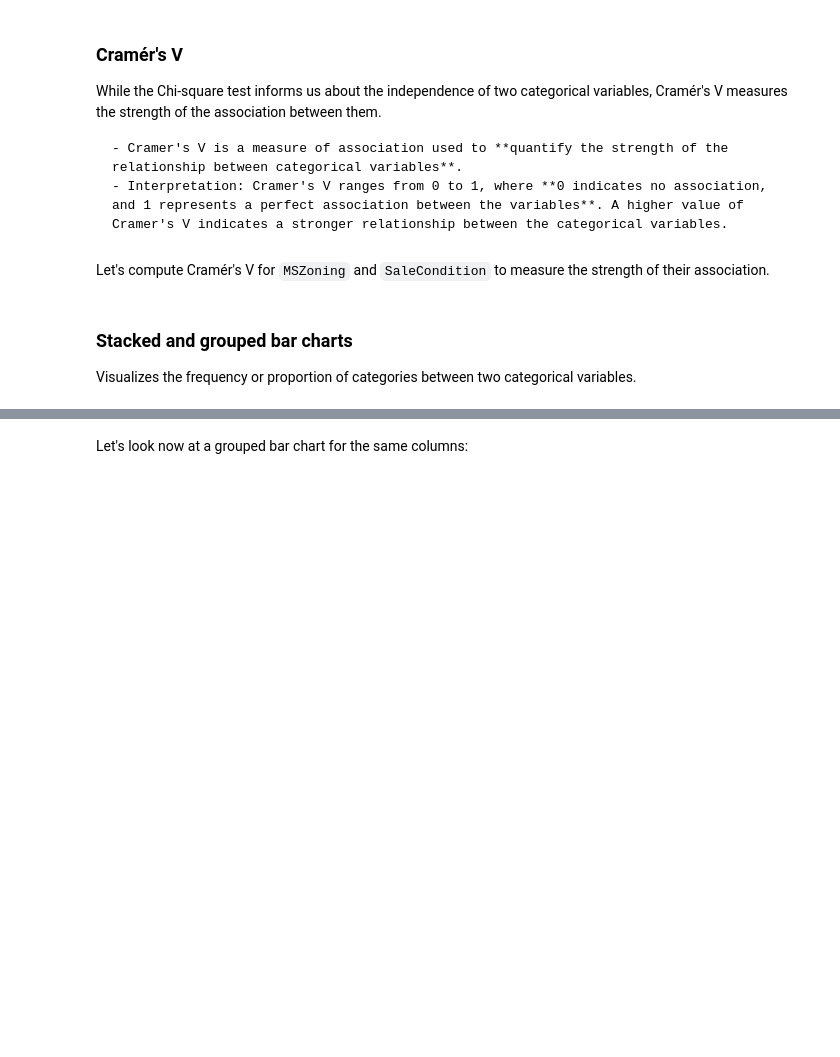
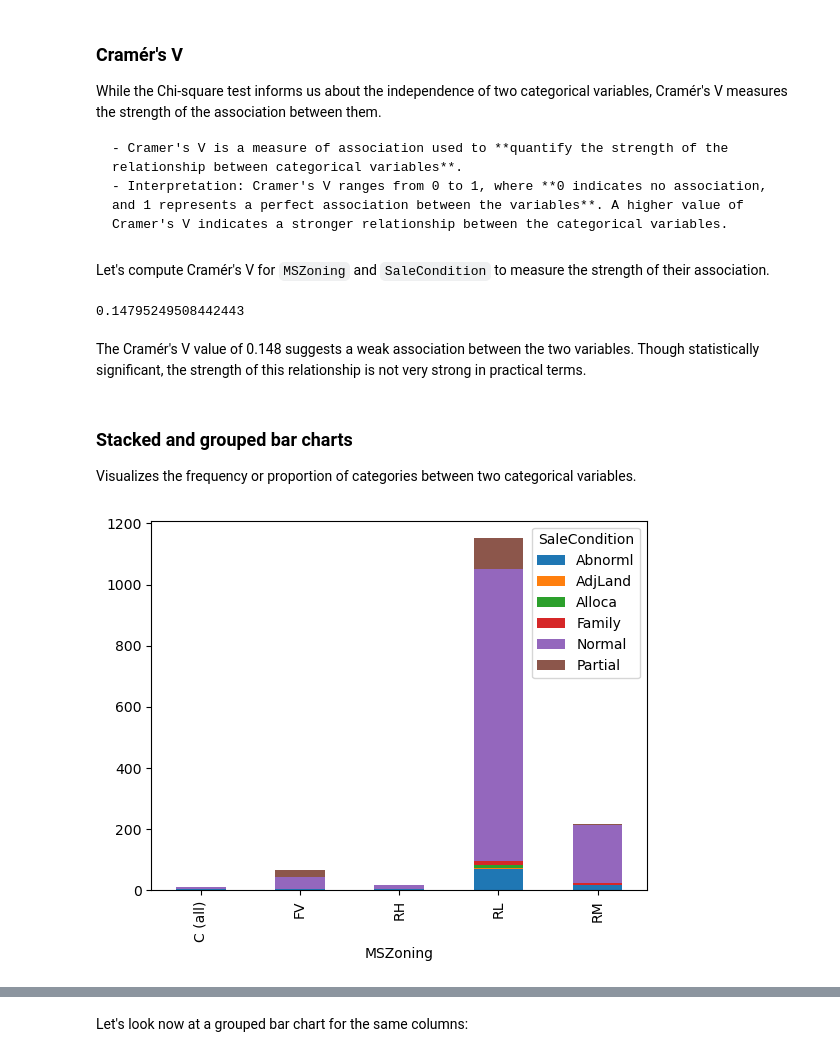
Before and after one commit to Ironhack-Data-Madrid-Enero-2024/apuntes_clase, a Jupyter notebook: semana_5/2.EDA_bivariate.ipynb, the cells around one changed output, grey strips where cells are left out. Drawn from its saved outputs; the diff is of its cells as text; code cells hidden in the pictures; blank space fills up the shorter version.

Commit message:
desc stats II

```diff
--- a/semana_5/2.EDA_bivariate.ipynb
+++ b/semana_5/2.EDA_bivariate.ipynb
@@ -37,0 +45,2 @@ df = pd.read_csv("https://raw.githubusercontent.com/data-bootcamp-v4/data/main/h
+# %%
+df = df[df.columns[df.isna().mean() < 0.8]]
@@ -37,0 +57,2 @@ df = pd.read_csv("https://raw.githubusercontent.com/data-bootcamp-v4/data/main/h
+# %%
+df.drop('Id', inplace=True, axis=1)
@@ -44,3 +113,7 @@ Let's explore the concept of **analyzing relationships between categorical varia
 A table showing the frequency of occurrences for combinations of two categorical variables.
 # %% [markdown]
 We'll begin by creating a crosstab between 'MSZoning' and 'SaleCondition' to observe the interaction between these two categorical variables.
+# %%
+cross = pd.crosstab(df['MSZoning'], df['SaleCondition'])
+
+cross
@@ -61,6 +157,18 @@ While the Chi-square test informs us about the independence of two categorical v
     - Interpretation: Cramer's V ranges from 0 to 1, where **0 indicates no association, and 1 represents a perfect association between the variables**. A higher value of Cramer's V indicates a stronger relationship between the categorical variables.
 # %% [markdown]
 Let's compute Cramér's V for `MSZoning` and `SaleCondition` to measure the strength of their association.
+# %%
+from scipy.stats.contingency import association
+
+association(cross, method='cramer')
+# %% [output]
+0.14795249508442443
+# %% [markdown]
+The Cramér's V value of 0.148 suggests a weak association between the two variables. Though statistically significant, the strength of this relationship is not very strong in practical terms.
 # %% [markdown]
 ### Stacked and grouped bar charts
 Visualizes the frequency or proportion of categories between two categorical variables.
+# %%
+cross.plot(kind='bar', stacked=True);
+# %% [output]
+[figure, added]
```
Also changed, not shown: parts of 22 cells of this notebook.
